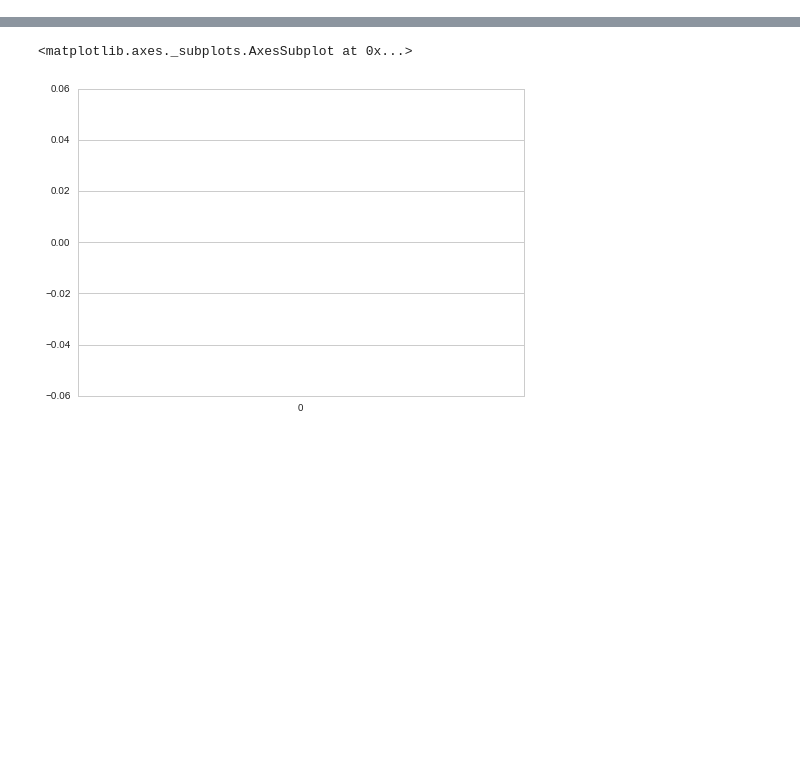
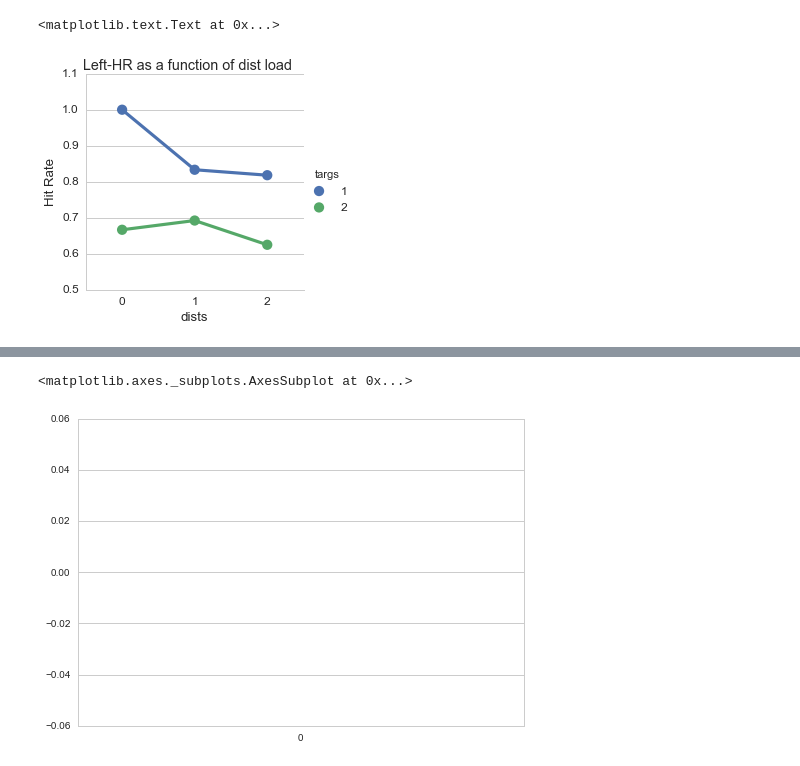
Before and after one commit to alexgonzl/tacs_vmw_alpha, a Jupyter notebook: dataVisualization.ipynb, the cells around one changed output, grey strips where cells are left out. Saved outputs shown, nothing was run; the diff lists cells and outputs as text; code cells hidden in the pictures; blank space fills up the shorter version.

```diff
--- a/dataVisualization.ipynb
+++ b/dataVisualization.ipynb
@@ -77,7 +88,14 @@ for sheet in dataSheets:
     rightHits = rightHemHitRates(sheet)
     for key in hemiConds:
         row = pd.Series([rightHits[key],leftHits[key]],name=hemDataIndeces[j], index=hemDataColumns)
-        row['targs'] = hemiConds[key][0]
-        row['dists'] = hemiConds[key][1]
+        row['targs'] = str(hemiConds[key][0])
+        row['dists'] = str(hemiConds[key][1])
         hemData = hemData.append(row)
         j += 1
+# %%
+leftHitGraph = sns.factorplot(data=hemData,x='dists',y='leftHitRate',hue='targs')
+leftHitGraph.set_axis_labels('dists', 'Hit Rate')
+leftHitGraph.fig.suptitle('Left-HR as a function of dist load')
+# %% [output]
+<matplotlib.text.Text at 0x...>
+[figure, added]
```
Also changed, not shown: parts of 7 cells of this notebook, 3 other files.
